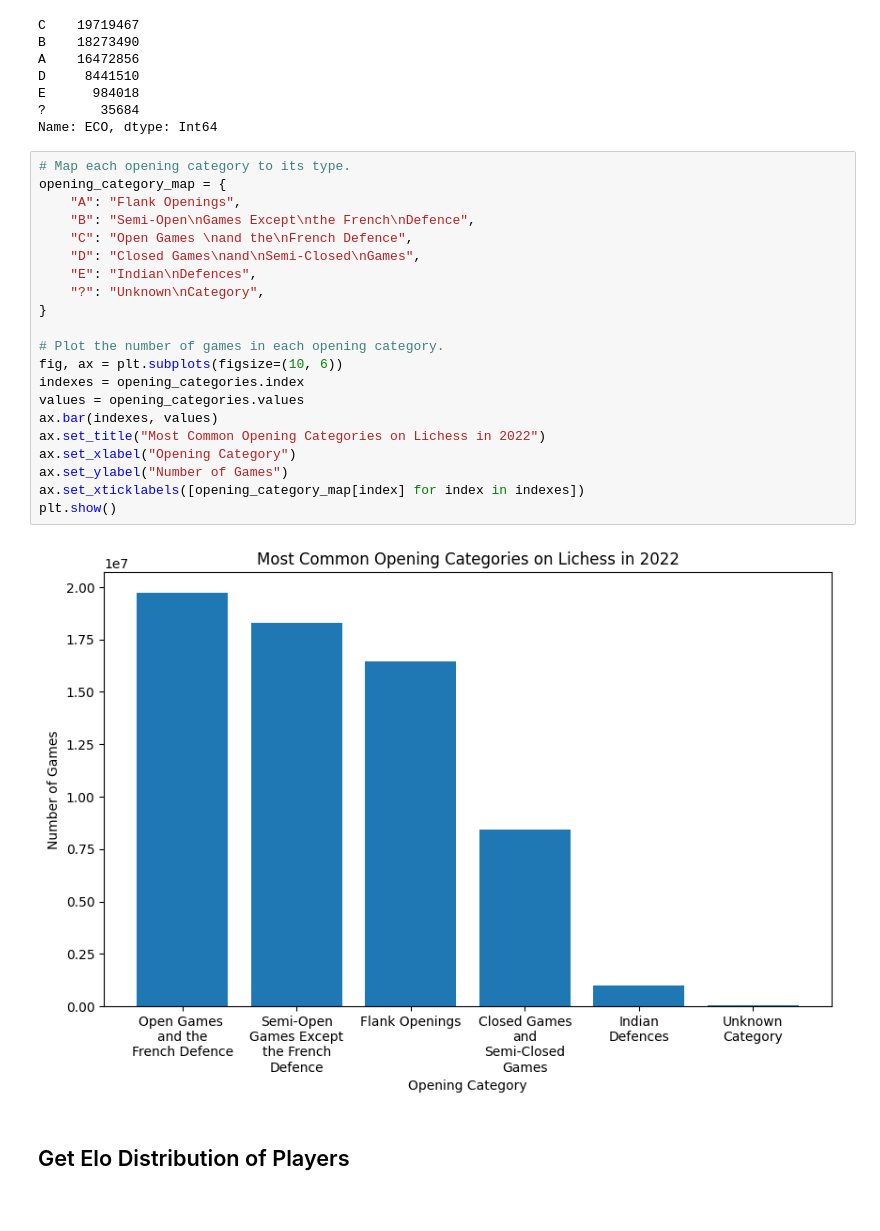
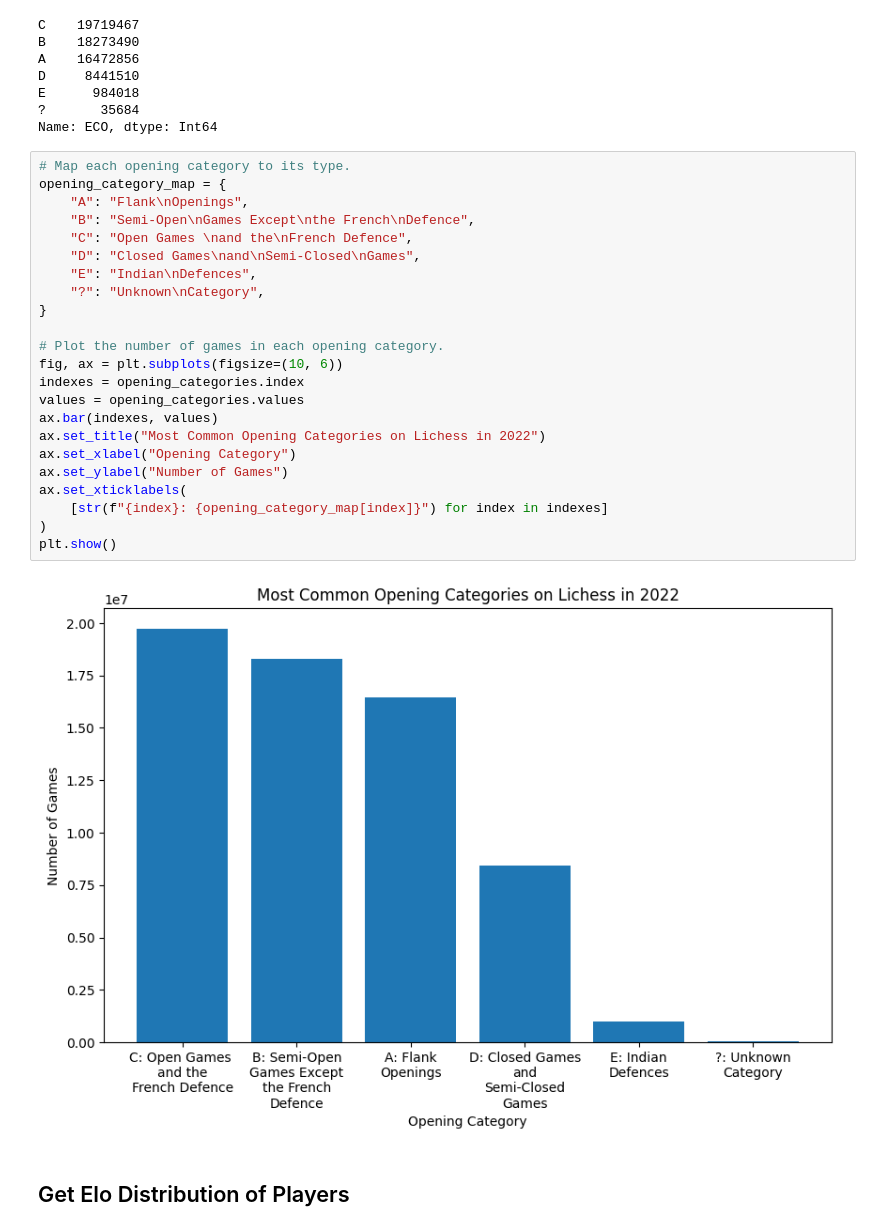
Before and after one commit to IsaacCheng9/machine-learning-in-chess, a Jupyter notebook: src/analyse_csv_data.ipynb, the cells around one changed output. Cells and saved outputs as stored; diff of their text form.

Commit message:
Display opening category letter on plot

```diff
--- a/src/analyse_csv_data.ipynb
+++ b/src/analyse_csv_data.ipynb
@@ -81,26 +81,28 @@ Name: ECO, dtype: Int64
 # %%
 # Map each opening category to its type.
 opening_category_map = {
-    "A": "Flank Openings",
+    "A": "Flank\nOpenings",
     "B": "Semi-Open\nGames Except\nthe French\nDefence",
     "C": "Open Games \nand the\nFrench Defence",
     "D": "Closed Games\nand\nSemi-Closed\nGames",
     "E": "Indian\nDefences",
     "?": "Unknown\nCategory",
 }
 
 # Plot the number of games in each opening category.
 fig, ax = plt.subplots(figsize=(10, 6))
 indexes = opening_categories.index
 values = opening_categories.values
 ax.bar(indexes, values)
 ax.set_title("Most Common Opening Categories on Lichess in 2022")
 ax.set_xlabel("Opening Category")
 ax.set_ylabel("Number of Games")
-ax.set_xticklabels([opening_category_map[index] for index in indexes])
+ax.set_xticklabels(
+    [str(f"{index}: {opening_category_map[index]}") for index in indexes]
+)
 plt.show()
 # %% [output]
-[figure, old version]
+[figure, new version]
 # %% [markdown]
 ## Get Elo Distribution of Players
 # %%
```
